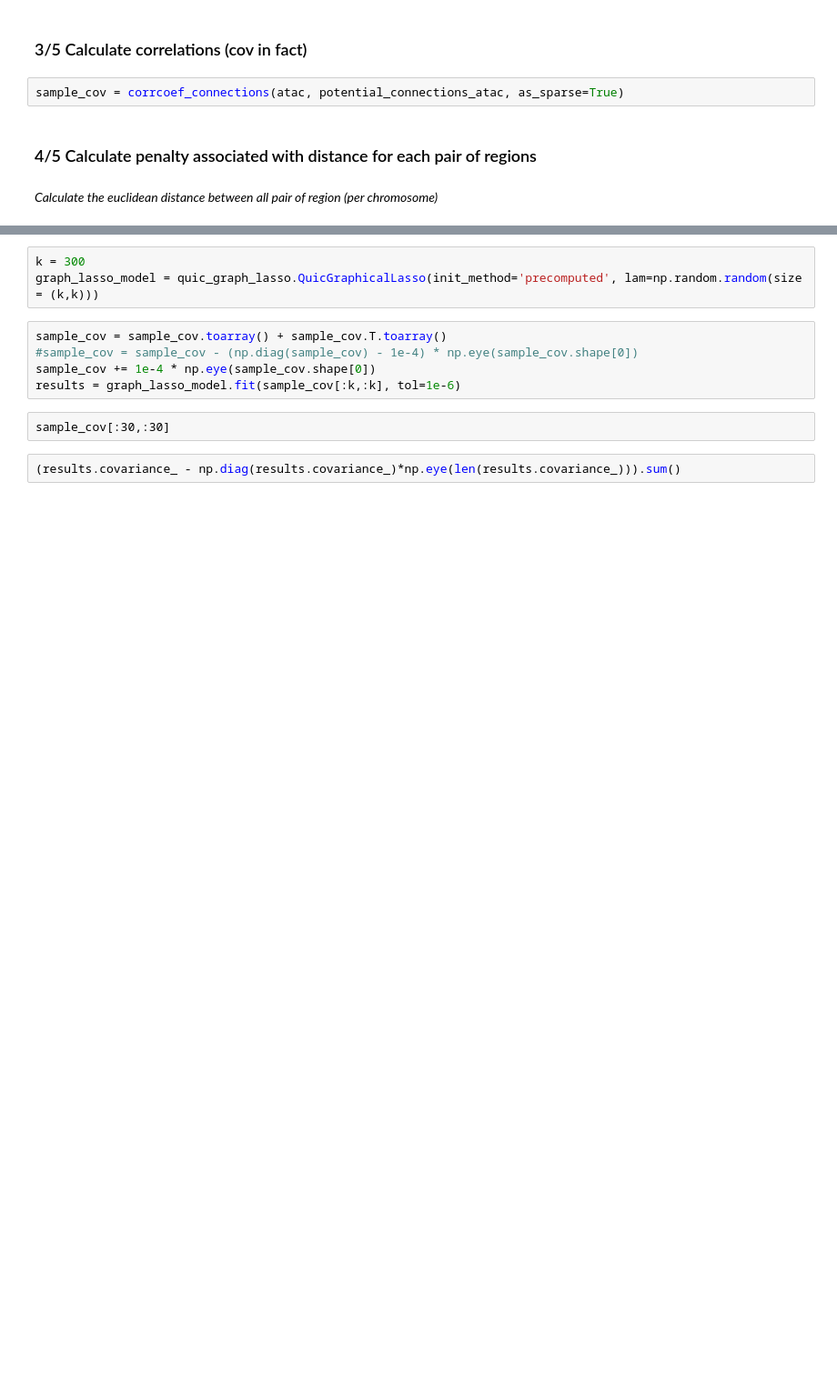
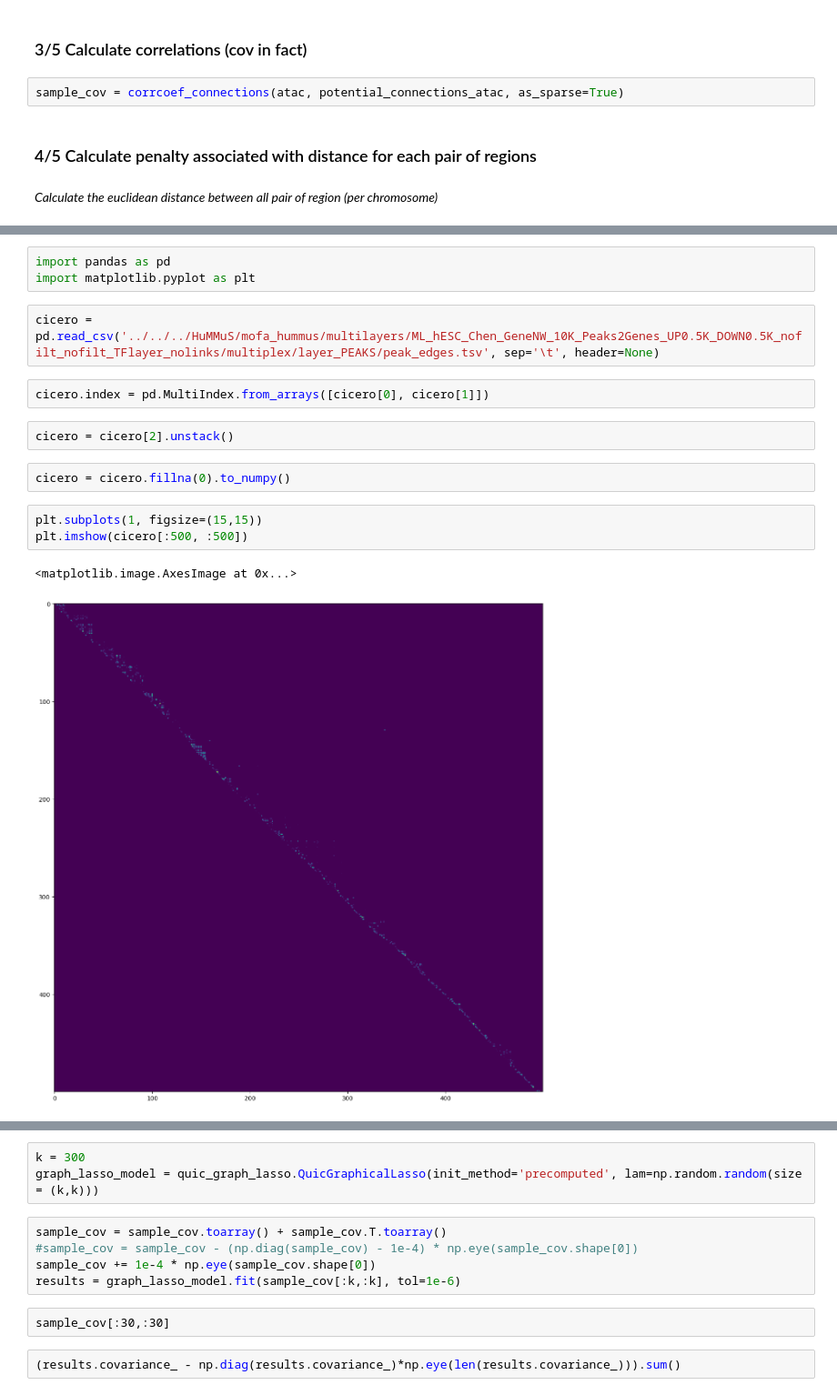
Before and after one commit to r-trimbour/ATACNet, a Jupyter notebook: quic_graphlasso/quic_graphlasso/test_our_version.ipynb, the cells around one changed output, grey strips where cells are left out. Shown at 91% size. Drawn from its saved outputs; the diff is of its cells as text; blank space fills up the shorter version.

```diff
--- a/quic_graphlasso/quic_graphlasso/test_our_version.ipynb
+++ b/quic_graphlasso/quic_graphlasso/test_our_version.ipynb
@@ -471,0 +1028,17 @@ extract_sliding_submatrix
+# %%
+import pandas as pd
+import matplotlib.pyplot as plt
+# %%
+cicero = pd.read_csv('../../../HuMMuS/mofa_hummus/multilayers/ML_hESC_Chen_GeneNW_10K_Peaks2Genes_UP0.5K_DOWN0.5K_nofilt_nofilt_TFlayer_nolinks/multiplex/layer_PEAKS/peak_edges.tsv', sep='\t', header=None)
+# %%
+cicero.index = pd.MultiIndex.from_arrays([cicero[0], cicero[1]])
+# %%
+cicero = cicero[2].unstack()
+# %%
+cicero = cicero.fillna(0).to_numpy()
+# %%
+plt.subplots(1, figsize=(15,15))
+plt.imshow(cicero[:500, :500])
+# %% [output]
+<matplotlib.image.AxesImage at 0x...>
+[figure, added]
```
Also changed, not shown: parts of 36 cells of this notebook.
